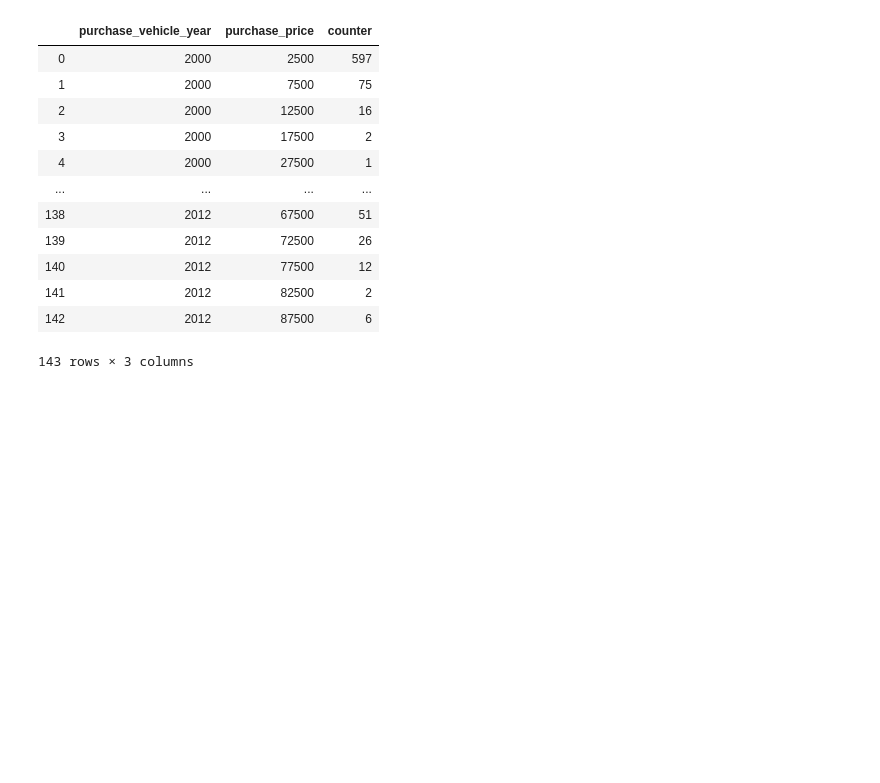
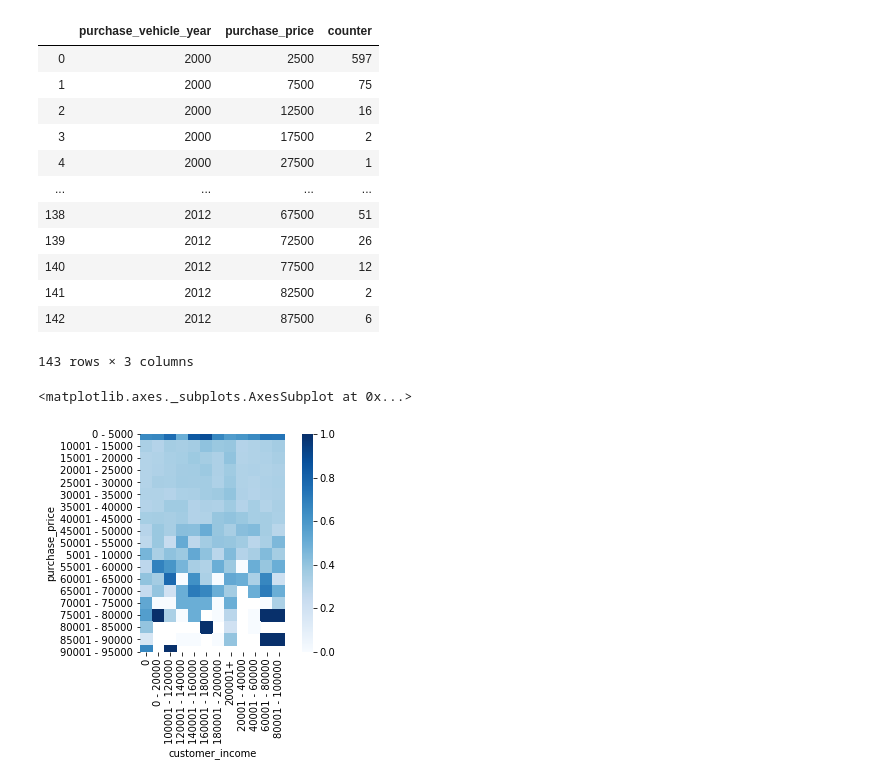
Before and after one commit to Natedogg373/CarMax_Analytics, a Jupyter notebook: CarMax_subsequent_purchase_Random_Forest.ipynb, the cells around one changed output. Drawn from its saved outputs; the diff is of its cells as text; code cells hidden in the pictures; blank space fills up the shorter version.

```diff
--- a/CarMax_subsequent_purchase_Random_Forest.ipynb
+++ b/CarMax_subsequent_purchase_Random_Forest.ipynb
@@ -571,3 +651,12 @@ price_year.head(-25)
 | 141 | 2012 | 82500 | 2 |
 | 142 | 2012 | 87500 | 6 |
 143 rows × 3 columns
+# %%
+
+income = data.loc[(data['customer_income'] != '?') & (data['purchase_price'] != '?')]
+#age['customer_age'].fillna(value=age['customer_age'].median(), inplace=True)
+#age = age.groupby(['purchase_price', 'customer_age'])['actual'].mean().to_frame().reset_index()
+sns.heatmap(income.pivot_table(index='purchase_price',columns=['customer_income'],values='actual',aggfunc='mean'),cmap='Blues',square=True)
+# %% [output]
+<matplotlib.axes._subplots.AxesSubplot at 0x...>
+[figure, added]
```
Also changed, not shown: parts of 10 cells of this notebook, 14 other files.
